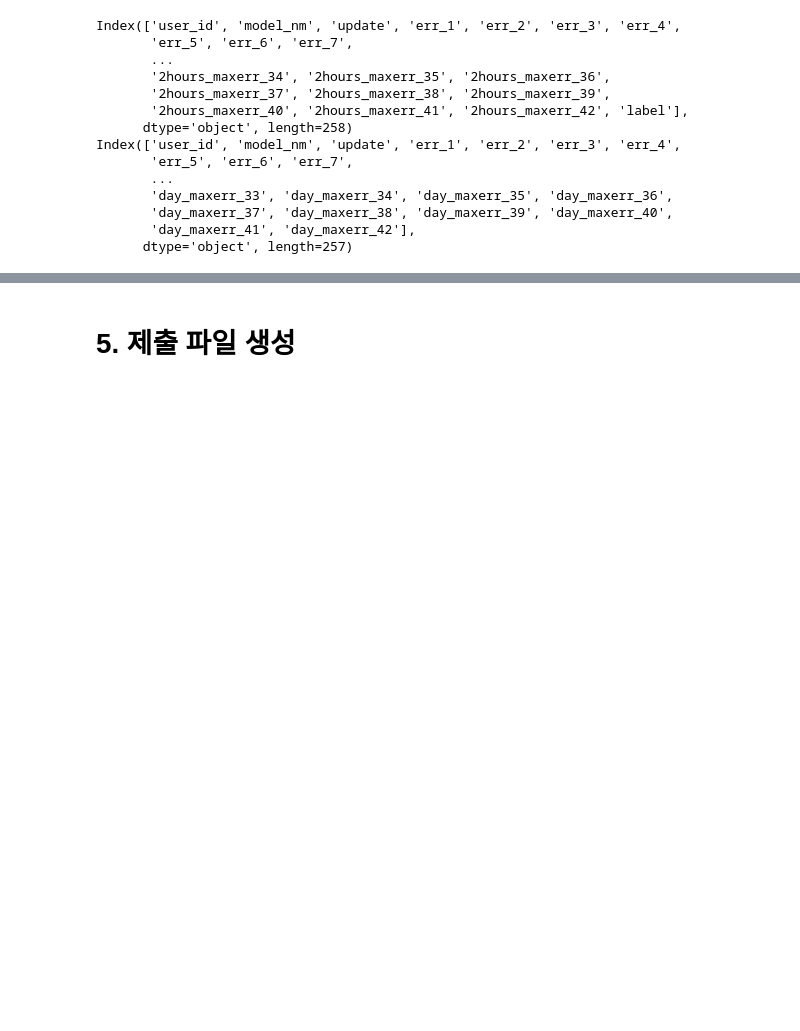
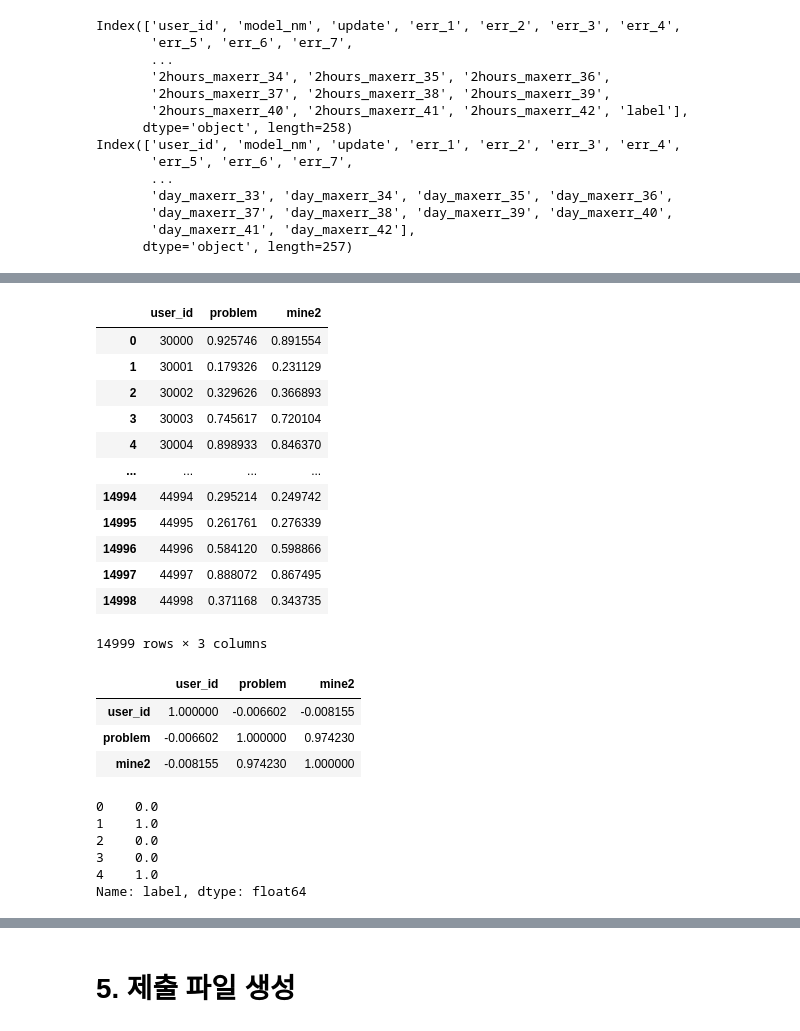
Before and after one commit to sue-bin/quality-change-prediction, a Jupyter notebook: codes/final_2.ipynb, the cells around one changed output, grey strips where cells are left out. Drawn from its saved outputs; the diff is of its cells as text; code cells hidden in the pictures; blank space fills up the shorter version.

```diff
--- a/codes/final_2.ipynb
+++ b/codes/final_2.ipynb
@@ -94,11 +94,12 @@ Index(['user_id', 'model_nm', 'update', 'err_1', 'err_2', 'err_3', 'err_4',
 # error  -> train_x
 # problem-> train_y
 
-train_x = train.drop(columns = ["user_id", "update", "label", "30min_second"])
+train_x = train.drop(columns = ["user_id", "label"])
 train_y = train.label
 
-test_x = test.drop(columns = ["user_id", "update", "30min_second"])
+test_x = test.drop(columns = ["user_id"])
 
 print(train_x.shape)
 print(train_y.shape)
+print(test_x.shape)
 # %% [output]
@@ -106,0 +200,8 @@ print(train_y.shape)
+# %%
+# 예측
+pred_y_list = []
+for model in models:
+    pred_y = model.predict(test_x)
+    pred_y_list.append(pred_y.reshape(-1,1))
+
+pred_ensemble = np.mean(pred_y_list, axis = 0)
@@ -106,0 +239,27 @@ print(train_y.shape)
+# %%
+best = pd.read_csv(PATH + "0202.csv")
+# %%
+best["mine2"] = pred_ensemble
+# %%
+best
+# %% [output]
+|  | user_id | problem | mine2 |
+| 0 | 30000 | 0.925746 | 0.891554 |
+| 1 | 30001 | 0.179326 | 0.231129 |
+| 2 | 30002 | 0.329626 | 0.366893 |
+| 3 | 30003 | 0.745617 | 0.720104 |
+| 4 | 30004 | 0.898933 | 0.846370 |
+| ... | ... | ... | ... |
+| 14994 | 44994 | 0.295214 | 0.249742 |
+| 14995 | 44995 | 0.261761 | 0.276339 |
+| 14996 | 44996 | 0.584120 | 0.598866 |
+| 14997 | 44997 | 0.888072 | 0.867495 |
+| 14998 | 44998 | 0.371168 | 0.343735 |
+14999 rows × 3 columns
+# %%
+best.corr()
+# %% [output]
+|  | user_id | problem | mine2 |
+| user_id | 1.000000 | -0.006602 | -0.008155 |
+| problem | -0.006602 | 1.000000 | 0.974230 |
+| mine2 | -0.008155 | 0.974230 | 1.000000 |
@@ -106,0 +273,9 @@ print(train_y.shape)
+# %%
+train['label'].head()
+# %% [output]
+0    0.0
+1    1.0
+2    0.0
+3    0.0
+4    1.0
+Name: label, dtype: float64
```
Also changed, not shown: parts of 14 cells of this notebook, 5 other files.
